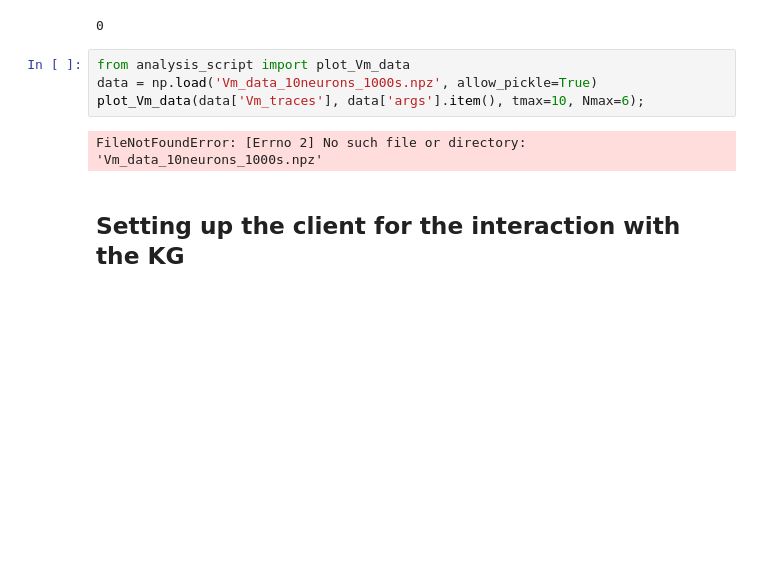
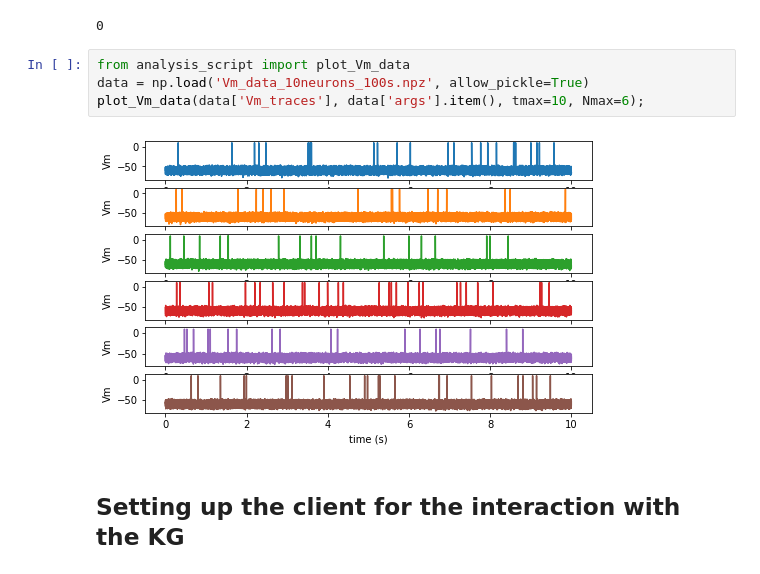
Before and after one commit to yzerlaut/fairgraph, a Jupyter notebook: examples/notebooks/Analysis.ipynb, the cells around one changed output. Drawn from its saved outputs; the diff is of its cells as text; blank space fills up the shorter version.

```diff
--- a/examples/notebooks/Analysis.ipynb
+++ b/examples/notebooks/Analysis.ipynb
@@ -28,10 +28,10 @@ os.system('wget %s/validation_data/Vm_data_10neurons_100s.npz' % container_url)
 0
 # %%
 from analysis_script import plot_Vm_data
-data = np.load('Vm_data_10neurons_1000s.npz', allow_pickle=True)
+data = np.load('Vm_data_10neurons_100s.npz', allow_pickle=True)
 plot_Vm_data(data['Vm_traces'], data['args'].item(), tmax=10, Nmax=6);
 # %% [output]
-FileNotFoundError: [Errno 2] No such file or directory: 'Vm_data_10neurons_1000s.npz'
+[figure, added]
 # %% [markdown]
 ## Setting up the client for the interaction with the KG
 # %%
```
Also changed, not shown: parts of 5 cells of this notebook.
